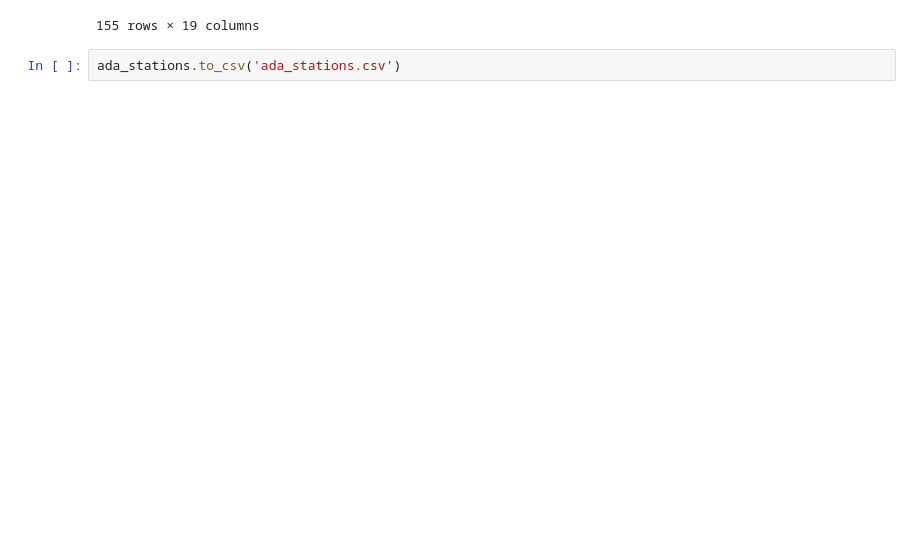
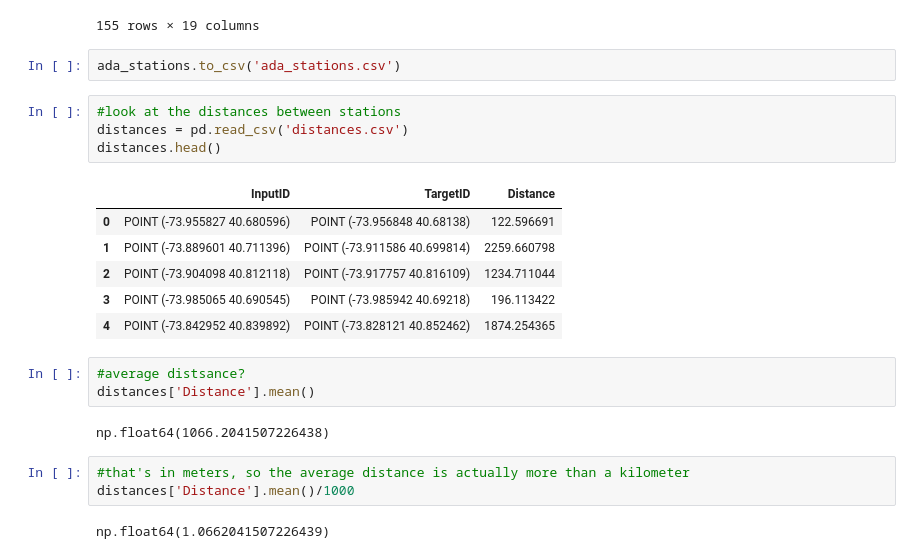
Before and after one commit to ZSlemmons/MTA-elevators, a Jupyter notebook: Metro-system-analysis.ipynb, the cells around one changed output. Saved outputs shown, nothing was run; the diff lists cells and outputs as text; blank space fills up the shorter version.

```diff
--- a/Metro-system-analysis.ipynb
+++ b/Metro-system-analysis.ipynb
@@ -184,3 +184,24 @@ ada_stations
 155 rows × 19 columns
 # %%
 ada_stations.to_csv('ada_stations.csv')
+# %%
+#look at the distances between stations
+distances = pd.read_csv('distances.csv')
+distances.head()
+# %% [output]
+|  | InputID | TargetID | Distance |
+| 0 | POINT (-73.955827 40.680596) | POINT (-73.956848 40.68138) | 122.596691 |
+| 1 | POINT (-73.889601 40.711396) | POINT (-73.911586 40.699814) | 2259.660798 |
+| 2 | POINT (-73.904098 40.812118) | POINT (-73.917757 40.816109) | 1234.711044 |
+| 3 | POINT (-73.985065 40.690545) | POINT (-73.985942 40.69218) | 196.113422 |
+| 4 | POINT (-73.842952 40.839892) | POINT (-73.828121 40.852462) | 1874.254365 |
+# %%
+#average distsance?
+distances['Distance'].mean()
+# %% [output]
+np.float64(1066.2041507226438)
+# %%
+#that's in meters, so the average distance is actually more than a kilometer
+distances['Distance'].mean()/1000
+# %% [output]
+np.float64(1.0662041507226439)
```
Also changed, not shown: 5 other files.
